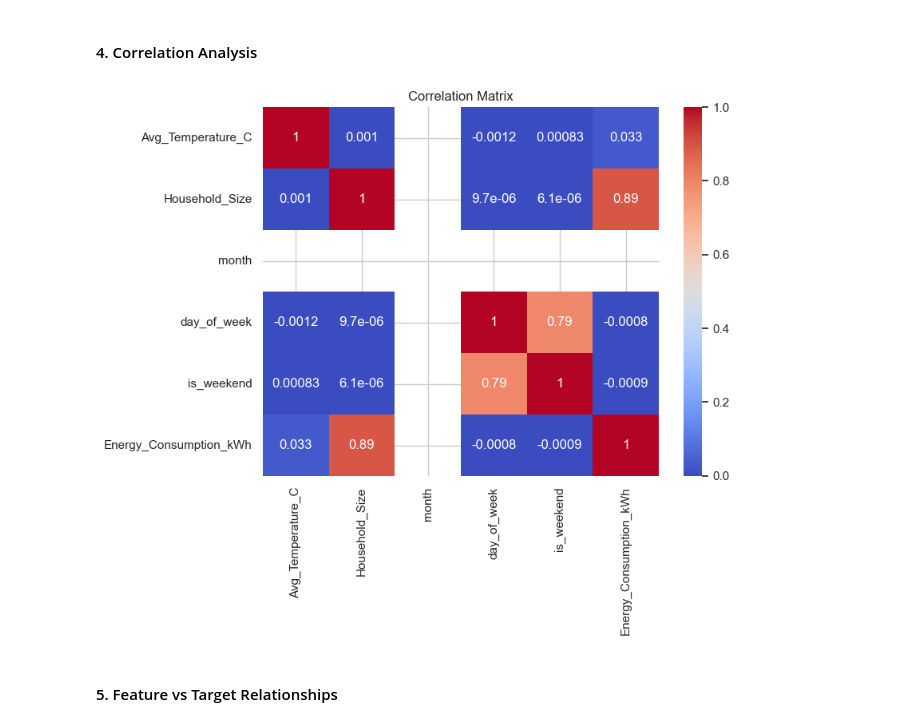
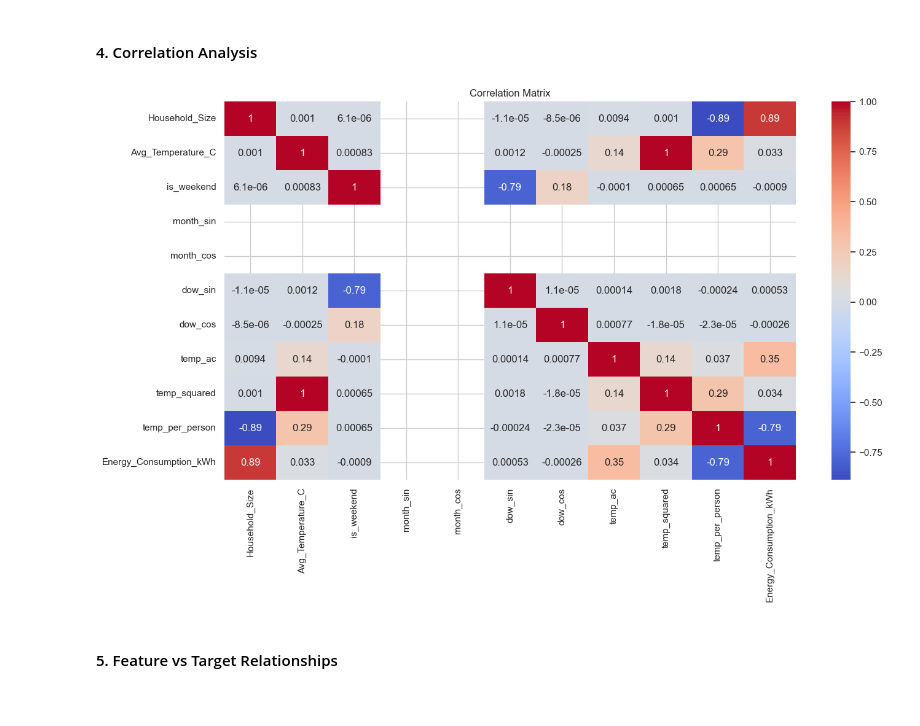
Before and after one commit to khushaallll/energy-prediction-benchmark, a Jupyter notebook: notebooks/01_EDA.ipynb, the cells around one changed output. Drawn from its saved outputs; the diff is of its cells as text; code cells hidden in the pictures.

```diff
--- a/notebooks/01_EDA.ipynb
+++ b/notebooks/01_EDA.ipynb
@@ -87,3 +98,22 @@ test_df = process_date(test_df)
+# %%
+drop_cols = ["month", "day_of_week"]
+
+train_df = train_df.drop(columns=drop_cols)
+test_df = test_df.drop(columns=drop_cols)
 # %%
 # As per assumption: test households = size 1
 test_df["Household_Size"] = 1
+# %%
+
+# Interaction + non-linear features
+# AC interaction
+train_df["temp_ac"] = train_df["Avg_Temperature_C"] * (train_df["Has_AC"] == "Yes").astype(int)
+test_df["temp_ac"] = test_df["Avg_Temperature_C"] * (test_df["Has_AC"] == "Yes").astype(int)
+
+# Non-linear temperature
+train_df["temp_squared"] = train_df["Avg_Temperature_C"] ** 2
+test_df["temp_squared"] = test_df["Avg_Temperature_C"] ** 2
+
+# Per household effect
+train_df["temp_per_person"] = train_df["Avg_Temperature_C"] / (train_df["Household_Size"] + 1)
+test_df["temp_per_person"] = test_df["Avg_Temperature_C"] / (test_df["Household_Size"] + 1)
@@ -93,12 +140,16 @@ test_df = test_df.drop(columns=["County"])
 # %%
-features = [
-    "Avg_Temperature_C",
-    "Has_AC",
-    "Household_Size",
-    "month",
-    "day_of_week",
-    "is_weekend"
-]
+features = ['Household_Size',
+            'Avg_Temperature_C',
+            'Has_AC',
+            'is_weekend',
+            'month_sin',
+            'month_cos',
+            'dow_sin',
+            'dow_cos',
+            'temp_ac',
+            'temp_squared',
+            'temp_per_person'
+        ]
 # %% [markdown]
 #### 4. Train and Test Matrices
 # %%
@@ -172,12 +234,12 @@ for col in cat_cols:
 #### 4. Correlation Analysis
 # %%
 # correlation matrix
-plt.figure(figsize=(8,6))
+plt.figure(figsize=(15,8))
 sns.heatmap(final_train_df.corr(numeric_only=True), annot=True, cmap="coolwarm")
 plt.title("Correlation Matrix")
 plt.show()
 # %% [output]
-[figure, old version]
+[figure, new version]
 # %% [markdown]
 #### 5. Feature vs Target Relationships
 # %%
```
Also changed, not shown: parts of 9 cells of this notebook, 7 other files.
